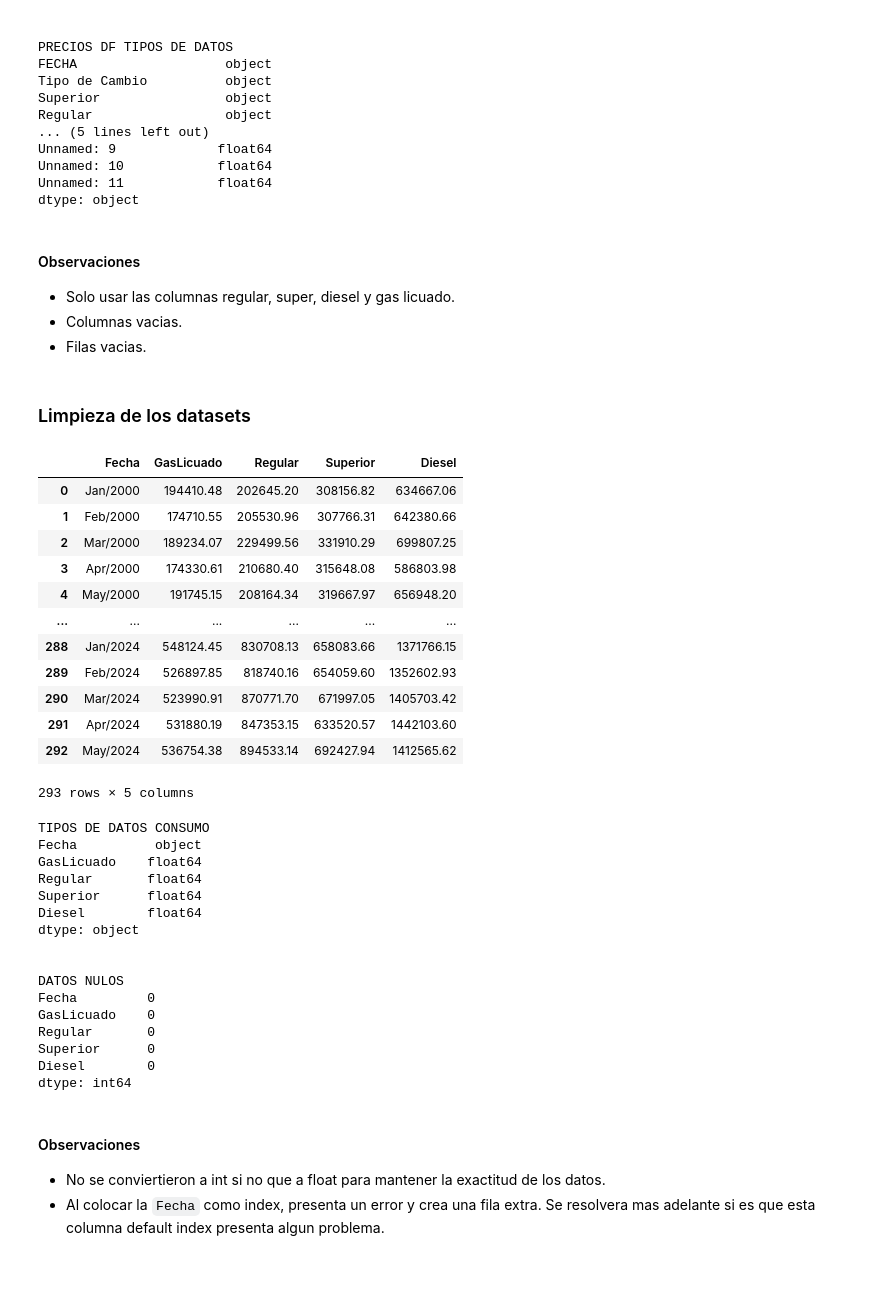
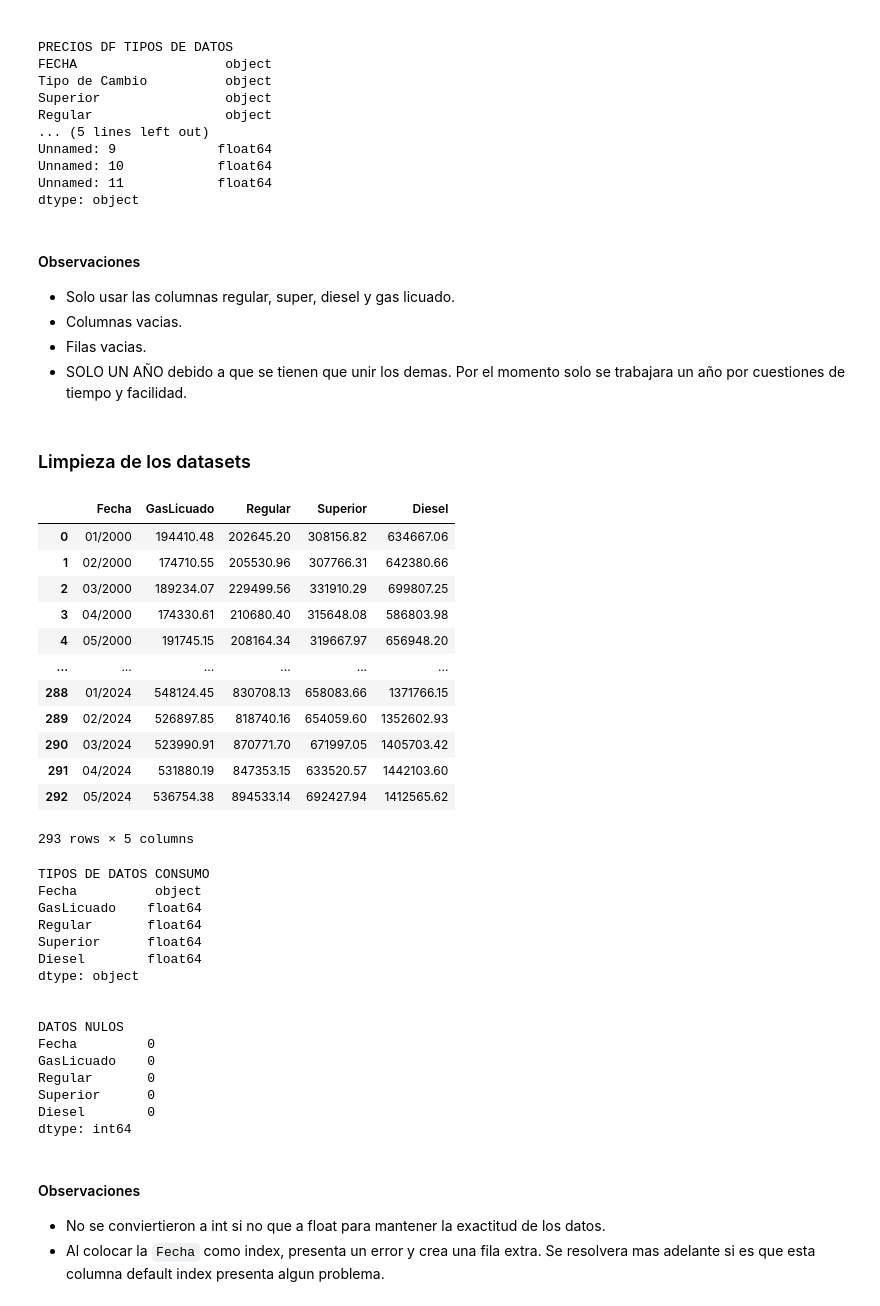
Before and after one commit to mariaRam2003/Laboratorio2-DataScience, a Jupyter notebook: EDA.ipynb, the cells around one changed output. Cells and saved outputs as stored; diff of their text form; code cells hidden in the pictures; blank space fills up the shorter version.

```diff
--- a/EDA.ipynb
+++ b/EDA.ipynb
@@ -175,6 +175,7 @@ dtype: object
 - Solo usar las columnas regular, super, diesel y gas licuado.
 - Columnas vacias.
 - Filas vacias.
+- SOLO UN AÑO debido a que se tienen que unir los demas. Por el momento solo se trabajara un año por cuestiones de tiempo y facilidad.
 # %% [markdown]
 ### Limpieza de los datasets
 # %%
@@ -195,44 +196,47 @@ consumo_df.rename(columns={
     'Gasolina superior': 'Superior',
     'Diesel alto azufre': 'DieselAlto'
 }, inplace=True)
 
 # Eliminar comas de las columnas y convertir a float
 consumo_df['DieselBajo'] = consumo_df['DieselBajo'].replace(',', '', regex=True).astype(float)
 consumo_df['DieselUltraBajo'] = consumo_df['DieselUltraBajo'].replace(',', '', regex=True).astype(float)
 consumo_df['DieselAlto'] = consumo_df['DieselAlto'].replace(',', '', regex=True).astype(float)
 
 
 # Union de las variantes de Diesel
 consumo_df['Diesel'] = consumo_df['DieselBajo'] + consumo_df['DieselUltraBajo'] + consumo_df['DieselAlto']
 
 # Eliminar las columnas de variantes de Diesel
 consumo_df.drop(columns=['DieselBajo', 'DieselUltraBajo', 'DieselAlto'], inplace=True)
 
 # Convertir las columnas a tipo float
 consumo_df['GasLicuado'] = consumo_df['GasLicuado'].replace(',', '', regex=True).astype(float)
 consumo_df['Regular'] = consumo_df['Regular'].replace(',', '', regex=True).astype(float)
 consumo_df['Superior'] = consumo_df['Superior'].replace(',', '', regex=True).astype(float)
 
+# Estandarizar fecha con el formato MM/YYYY
+consumo_df['Fecha'] = pd.to_datetime(consumo_df['Fecha']).dt.strftime('%m/%Y')
+
 display(consumo_df)
 print("\n")
 print("TIPOS DE DATOS CONSUMO")
 print(consumo_df.dtypes)
 print("\n")
 print("DATOS NULOS")
 print(consumo_df.isnull().sum())
 # %% [output]
 |  | Fecha | GasLicuado | Regular | Superior | Diesel |
-| 0 | Jan/2000 | 194410.48 | 202645.20 | 308156.82 | 634667.06 |
-| 1 | Feb/2000 | 174710.55 | 205530.96 | 307766.31 | 642380.66 |
-| 2 | Mar/2000 | 189234.07 | 229499.56 | 331910.29 | 699807.25 |
-| 3 | Apr/2000 | 174330.61 | 210680.40 | 315648.08 | 586803.98 |
-| 4 | May/2000 | 191745.15 | 208164.34 | 319667.97 | 656948.20 |
+| 0 | 01/2000 | 194410.48 | 202645.20 | 308156.82 | 634667.06 |
+| 1 | 02/2000 | 174710.55 | 205530.96 | 307766.31 | 642380.66 |
+| 2 | 03/2000 | 189234.07 | 229499.56 | 331910.29 | 699807.25 |
+| 3 | 04/2000 | 174330.61 | 210680.40 | 315648.08 | 586803.98 |
+| 4 | 05/2000 | 191745.15 | 208164.34 | 319667.97 | 656948.20 |
 | ... | ... | ... | ... | ... | ... |
-| 288 | Jan/2024 | 548124.45 | 830708.13 | 658083.66 | 1371766.15 |
-| 289 | Feb/2024 | 526897.85 | 818740.16 | 654059.60 | 1352602.93 |
-| 290 | Mar/2024 | 523990.91 | 870771.70 | 671997.05 | 1405703.42 |
-| 291 | Apr/2024 | 531880.19 | 847353.15 | 633520.57 | 1442103.60 |
-| 292 | May/2024 | 536754.38 | 894533.14 | 692427.94 | 1412565.62 |
+| 288 | 01/2024 | 548124.45 | 830708.13 | 658083.66 | 1371766.15 |
+| 289 | 02/2024 | 526897.85 | 818740.16 | 654059.60 | 1352602.93 |
+| 290 | 03/2024 | 523990.91 | 870771.70 | 671997.05 | 1405703.42 |
+| 291 | 04/2024 | 531880.19 | 847353.15 | 633520.57 | 1442103.60 |
+| 292 | 05/2024 | 536754.38 | 894533.14 | 692427.94 | 1412565.62 |
 293 rows × 5 columns
 TIPOS DE DATOS CONSUMO
 Fecha          object
```
Also changed, not shown: parts of 23 cells of this notebook, 9 other files.
